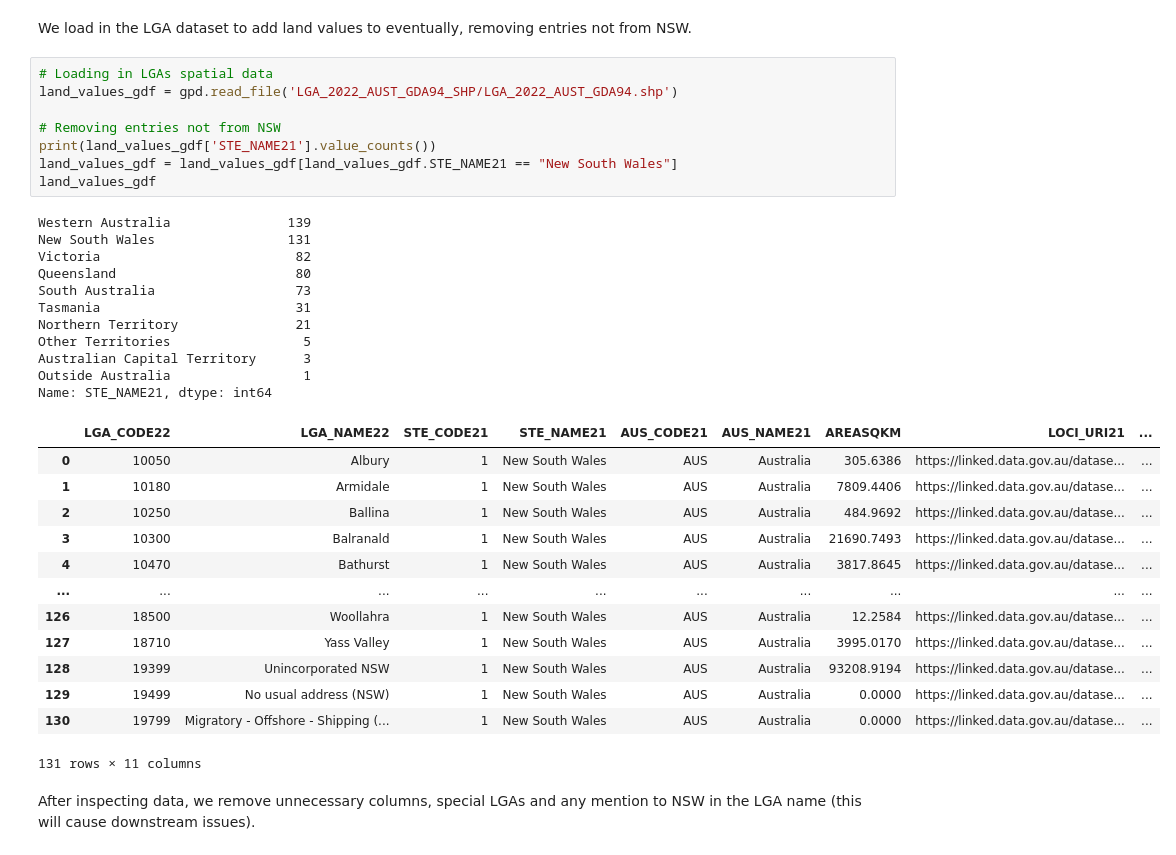
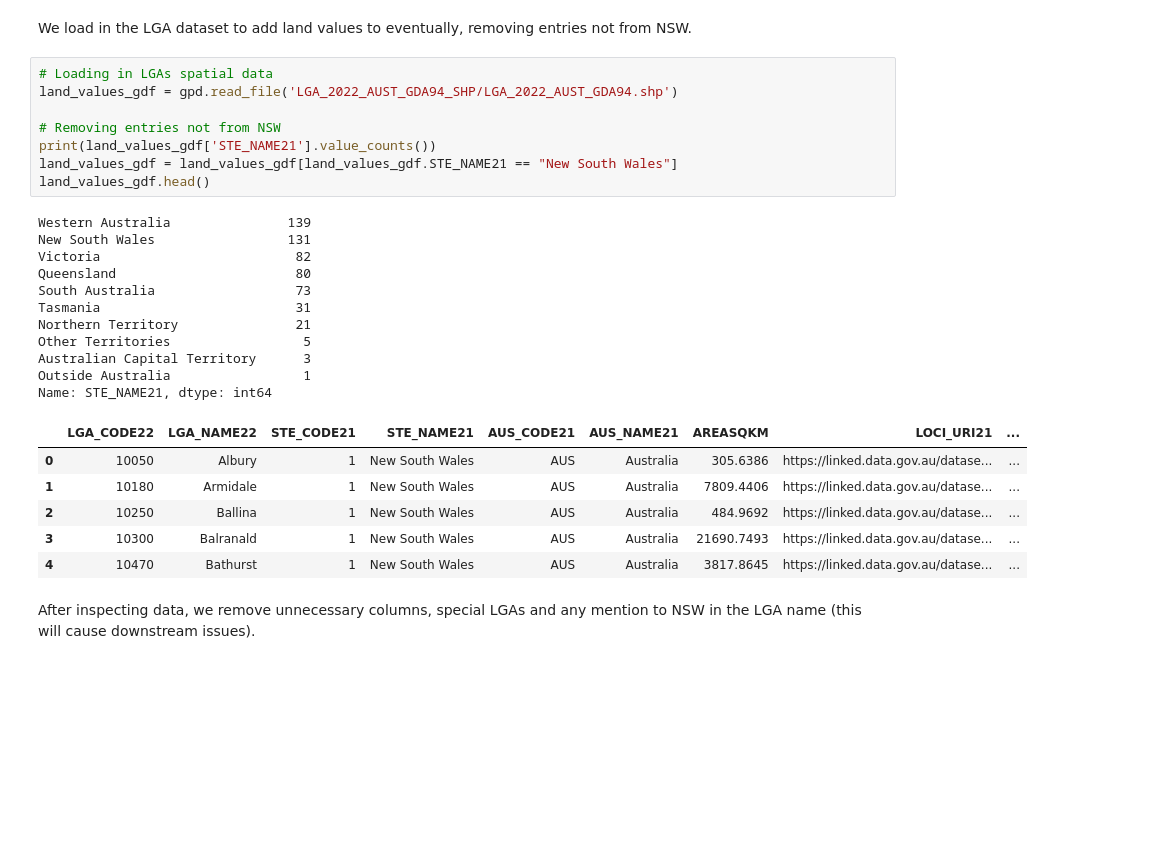
Before and after one commit to FixItChris/DATA2901, a Jupyter notebook: Report.ipynb, the cells around one changed output. Saved outputs shown, nothing was run; the diff lists cells and outputs as text; blank space fills up the shorter version.

```diff
--- a/Report.ipynb
+++ b/Report.ipynb
@@ -1422,36 +1445,29 @@ We load in the LGA dataset to add land values to eventually, removing entries no
 # %%
 # Loading in LGAs spatial data
 land_values_gdf = gpd.read_file('LGA_2022_AUST_GDA94_SHP/LGA_2022_AUST_GDA94.shp')
 
 # Removing entries not from NSW
 print(land_values_gdf['STE_NAME21'].value_counts())
 land_values_gdf = land_values_gdf[land_values_gdf.STE_NAME21 == "New South Wales"]
-land_values_gdf
+land_values_gdf.head()
 # %% [output]
 Western Australia               139
 New South Wales                 131
 Victoria                         82
 Queensland                       80
 South Australia                  73
 Tasmania                         31
 Northern Territory               21
 Other Territories                 5
 Australian Capital Territory      3
 Outside Australia                 1
 Name: STE_NAME21, dtype: int64
 |  | LGA_CODE22 | LGA_NAME22 | STE_CODE21 | STE_NAME21 | AUS_CODE21 | AUS_NAME21 | AREASQKM | LOCI_URI21 | ... |
 | 0 | 10050 | Albury | 1 | New South Wales | AUS | Australia | 305.6386 | https://linked.data.gov.au/datase... | ... |
 | 1 | 10180 | Armidale | 1 | New South Wales | AUS | Australia | 7809.4406 | https://linked.data.gov.au/datase... | ... |
 | 2 | 10250 | Ballina | 1 | New South Wales | AUS | Australia | 484.9692 | https://linked.data.gov.au/datase... | ... |
 | 3 | 10300 | Balranald | 1 | New South Wales | AUS | Australia | 21690.7493 | https://linked.data.gov.au/datase... | ... |
 | 4 | 10470 | Bathurst | 1 | New South Wales | AUS | Australia | 3817.8645 | https://linked.data.gov.au/datase... | ... |
-| ... | ... | ... | ... | ... | ... | ... | ... | ... | ... |
-| 126 | 18500 | Woollahra | 1 | New South Wales | AUS | Australia | 12.2584 | https://linked.data.gov.au/datase... | ... |
-| 127 | 18710 | Yass Valley | 1 | New South Wales | AUS | Australia | 3995.0170 | https://linked.data.gov.au/datase... | ... |
-| 128 | 19399 | Unincorporated NSW | 1 | New South Wales | AUS | Australia | 93208.9194 | https://linked.data.gov.au/datase... | ... |
-| 129 | 19499 | No usual address (NSW) | 1 | New South Wales | AUS | Australia | 0.0000 | https://linked.data.gov.au/datase... | ... |
-| 130 | 19799 | Migratory - Offshore - Shipping (... | 1 | New South Wales | AUS | Australia | 0.0000 | https://linked.data.gov.au/datase... | ... |
-131 rows × 11 columns
 # %% [markdown]
 After inspecting data, we remove unnecessary columns, special LGAs and any mention to NSW in the LGA name (this will cause downstream issues).
 # %%
```
Also changed, not shown: parts of 49 cells of this notebook.
